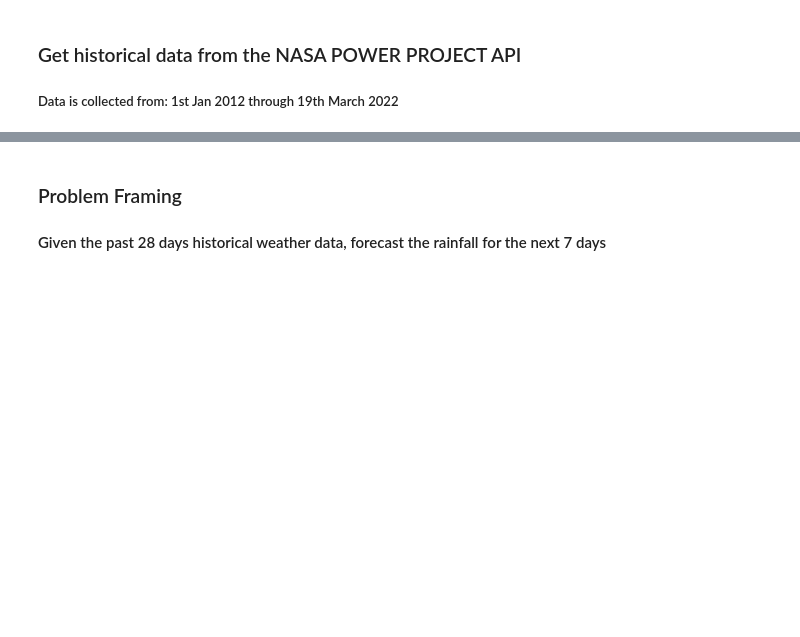
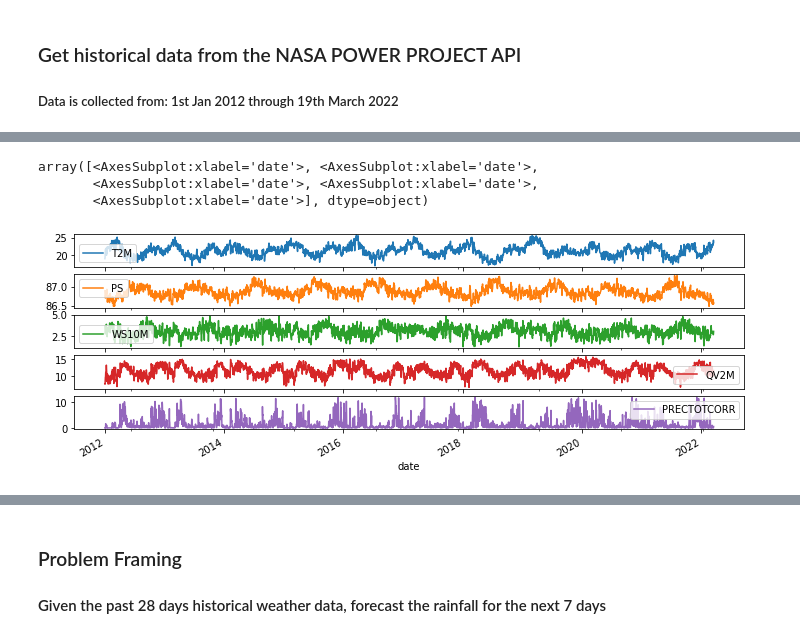
Before and after one commit to bryan-mwas/keras-lstm, a Jupyter notebook: lstm.ipynb, the cells around one changed output, grey strips where cells are left out. Cells and saved outputs as stored; diff of their text form; code cells hidden in the pictures; blank space fills up the shorter version.

```diff
--- a/lstm.ipynb
+++ b/lstm.ipynb
@@ -43,7 +71,12 @@ df.plot.box()
 # %%
 # Visualize trends
-df.plot.line(figsize=(12, 4), subplots=True)
+df_without_outliers.plot.line(figsize=(12, 4), subplots=True)
 # plt.savefig("Sub plot", dpi=1200)
+# %% [output]
+array([<AxesSubplot:xlabel='date'>, <AxesSubplot:xlabel='date'>,
+       <AxesSubplot:xlabel='date'>, <AxesSubplot:xlabel='date'>,
+       <AxesSubplot:xlabel='date'>], dtype=object)
+[figure, added]
 # %%
 def show_heatmap(data):
     plt.matshow(data.corr())
```
Also changed, not shown: parts of 29 cells of this notebook, 1 other file.
